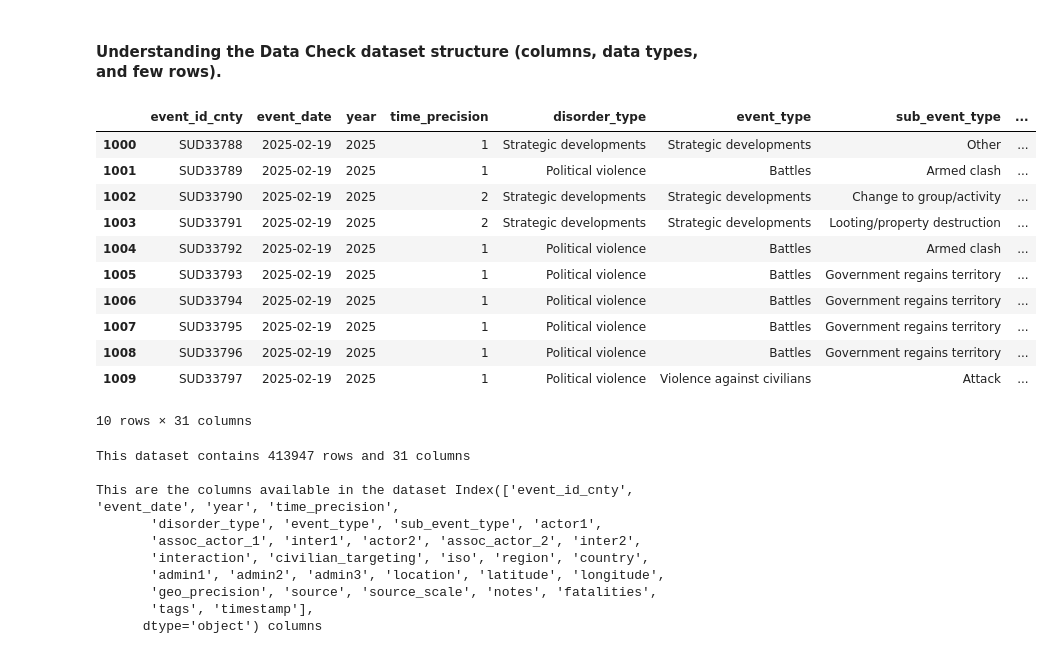
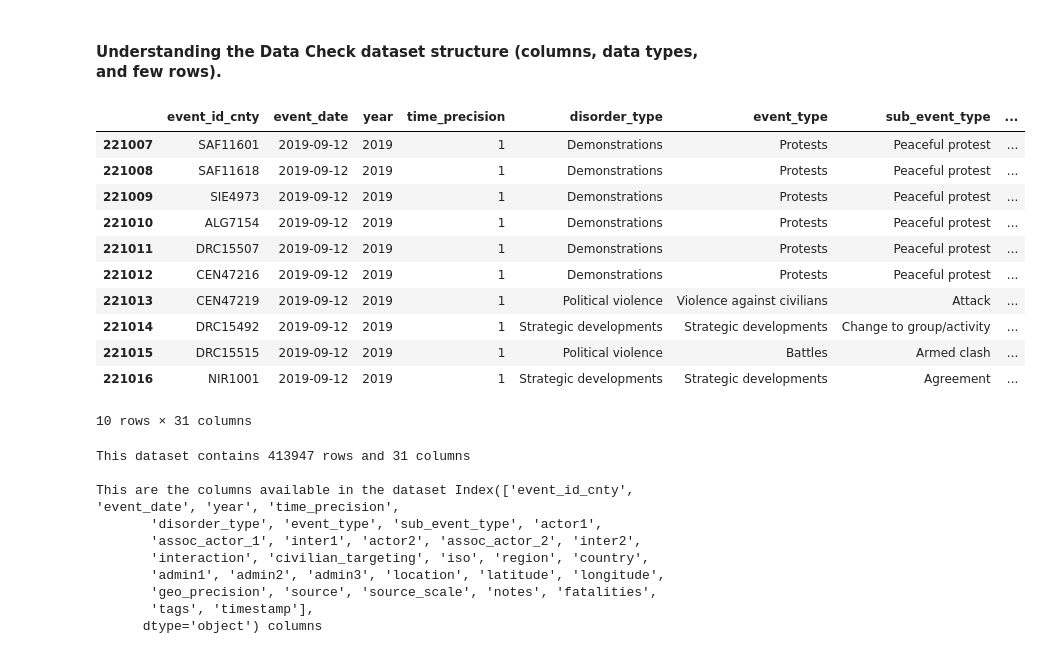
Before and after one commit to Collz472/DSF-PT08P5-GROUP-11-CAPSTONE-PROJECT, a Jupyter notebook: Working Folder/Monicah.ipynb, the cells around one changed output. Cells and saved outputs as stored; diff of their text form; code cells hidden in the pictures.

```diff
--- a/Working Folder/Monicah.ipynb
+++ b/Working Folder/Monicah.ipynb
@@ -35,24 +42,24 @@ import warnings
 warnings.filterwarnings('ignore')
 # %%
 # loading the dataset
-df = pd.read_csv(r"C:\Users\PC\Documents\After  School\Project\Project Main Box\Conflict Prediction system\Data\Africa_1997-2025_Feb28.csv")
+df = pd.read_csv(r"C:\Users\wanji\Documents\Flatiron\Capstone Project\Africa_1997-2025_Feb28 conflict prediction data.csv")
 # %% [markdown]
 #### Understanding the Data Check dataset structure (columns, data types, and few rows).
 # %%
 # Preview a few entries
-df.iloc[1000:1010]
+df.iloc[221007:221017]
 # %% [output]
 |  | event_id_cnty | event_date | year | time_precision | disorder_type | event_type | sub_event_type | ... |
-| 1000 | SUD33788 | 2025-02-19 | 2025 | 1 | Strategic developments | Strategic developments | Other | ... |
-| 1001 | SUD33789 | 2025-02-19 | 2025 | 1 | Political violence | Battles | Armed clash | ... |
-| 1002 | SUD33790 | 2025-02-19 | 2025 | 2 | Strategic developments | Strategic developments | Change to group/activity | ... |
-| 1003 | SUD33791 | 2025-02-19 | 2025 | 2 | Strategic developments | Strategic developments | Looting/property destruction | ... |
-| 1004 | SUD33792 | 2025-02-19 | 2025 | 1 | Political violence | Battles | Armed clash | ... |
-| 1005 | SUD33793 | 2025-02-19 | 2025 | 1 | Political violence | Battles | Government regains territory | ... |
-| 1006 | SUD33794 | 2025-02-19 | 2025 | 1 | Political violence | Battles | Government regains territory | ... |
-| 1007 | SUD33795 | 2025-02-19 | 2025 | 1 | Political violence | Battles | Government regains territory | ... |
-| 1008 | SUD33796 | 2025-02-19 | 2025 | 1 | Political violence | Battles | Government regains territory | ... |
-| 1009 | SUD33797 | 2025-02-19 | 2025 | 1 | Political violence | Violence against civilians | Attack | ... |
+| 221007 | SAF11601 | 2019-09-12 | 2019 | 1 | Demonstrations | Protests | Peaceful protest | ... |
+| 221008 | SAF11618 | 2019-09-12 | 2019 | 1 | Demonstrations | Protests | Peaceful protest | ... |
+| 221009 | SIE4973 | 2019-09-12 | 2019 | 1 | Demonstrations | Protests | Peaceful protest | ... |
+| 221010 | ALG7154 | 2019-09-12 | 2019 | 1 | Demonstrations | Protests | Peaceful protest | ... |
+| 221011 | DRC15507 | 2019-09-12 | 2019 | 1 | Demonstrations | Protests | Peaceful protest | ... |
+| 221012 | CEN47216 | 2019-09-12 | 2019 | 1 | Demonstrations | Protests | Peaceful protest | ... |
+| 221013 | CEN47219 | 2019-09-12 | 2019 | 1 | Political violence | Violence against civilians | Attack | ... |
+| 221014 | DRC15492 | 2019-09-12 | 2019 | 1 | Strategic developments | Strategic developments | Change to group/activity | ... |
+| 221015 | DRC15515 | 2019-09-12 | 2019 | 1 | Political violence | Battles | Armed clash | ... |
+| 221016 | NIR1001 | 2019-09-12 | 2019 | 1 | Strategic developments | Strategic developments | Agreement | ... |
 10 rows × 31 columns
 # %%
 # checking the shape of the dataset
```
Also changed, not shown: parts of 74 cells of this notebook.
